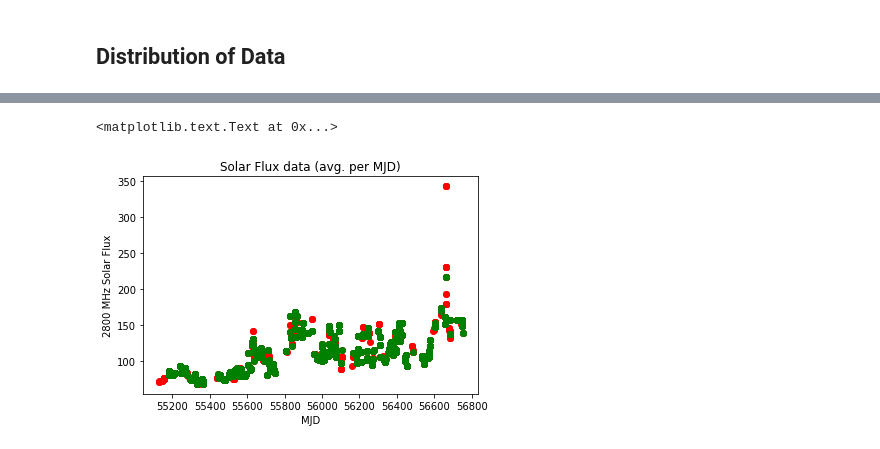
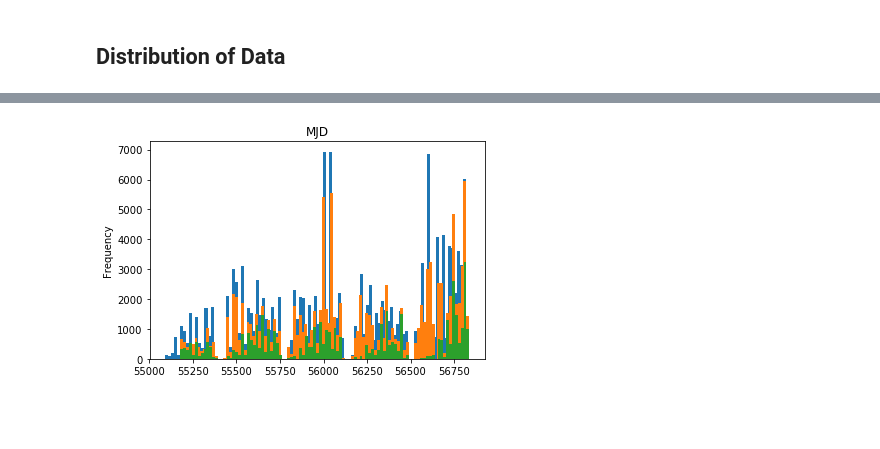
Before and after one commit to parfa30/SkyModelling, a Jupyter notebook: MetaDataEval.ipynb, the cells around one changed output, grey strips where cells are left out. Saved outputs shown, nothing was run; the diff lists cells and outputs as text; code cells hidden in the pictures; blank space fills up the shorter version.

```diff
--- a/MetaDataEval.ipynb
+++ b/MetaDataEval.ipynb
@@ -49,3 +62,5 @@ good_meta_df = good_obs[good_obs.QUALITY == 'good']
+# %%
+dark_df = good_meta_df[(good_meta_df['AIRMASS'] <= 1.4)&(good_meta_df['GAL_LAT'] > 10)&(good_meta_df['MOON_ALT'] <= -18)&(good_meta_df['ECL_LON'] >= 90)]
 # %% [markdown]
 ## Cross Check Data
 # %%
@@ -154,9 +81,10 @@ plt.title('Fractional Lunar Illumination')
-# %%
-plt.plot(meta_df.MJD,meta_df.solar_flux,'ro')
-plt.plot(good_meta_df.MJD,good_meta_df.solar_flux,'go')
-plt.title("Solar Flux data (avg. per MJD)")
-plt.xlabel("MJD")
-plt.ylabel("2800 MHz Solar Flux")
-# %% [output]
-<matplotlib.text.Text at 0x...>
-[figure, removed]
+# %%
+def plot_hist(name):
+    meta_df[name].plot.hist(bins=100)
+    good_meta_df[name].plot.hist(bins=100)
+    dark_df[name].plot.hist(bins=100)
+    plt.title(name)
+# %%
+plot_hist('MJD')
+# %% [output]
+[figure, added]
```
Also changed, not shown: parts of 48 cells of this notebook, 3 other files.
